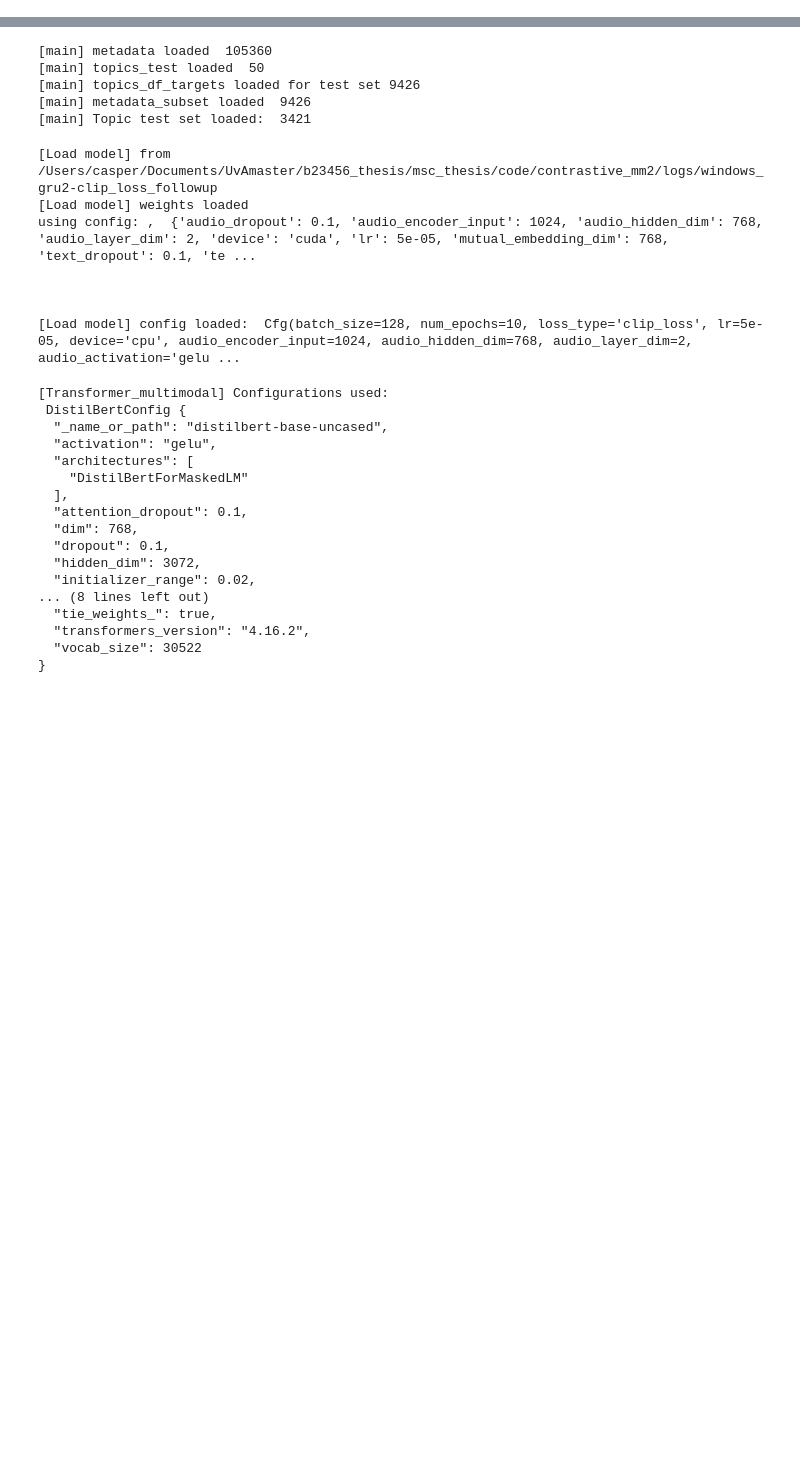
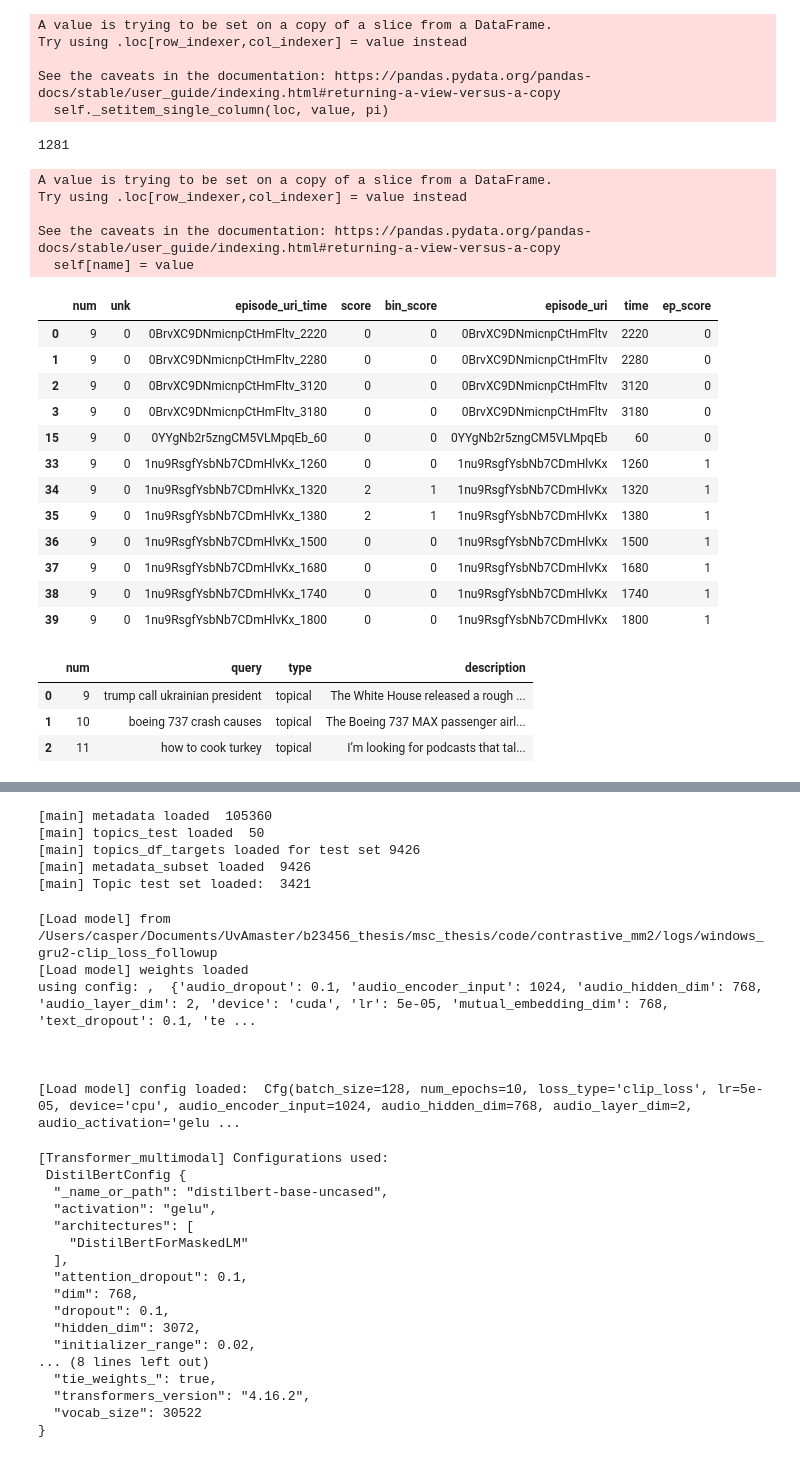
Before and after one commit to csprw/contrastivePodcast, a Jupyter notebook: code/scripts/validate2.ipynb, the cells around one changed output, grey strips where cells are left out. Cells and saved outputs as stored; diff of their text form; code cells hidden in the pictures; blank space fills up the shorter version.

```diff
--- a/code/scripts/validate2.ipynb
+++ b/code/scripts/validate2.ipynb
@@ -56,0 +143,16 @@ traintest = 'test'
+# %%
+print("[Create embeds] start for TEST")
+iterator = iter(test_loader)
+max_steps = len(test_loader)
+processed_text = []
+processed_audio = []
+
+topic_norm_reps_text = []
+topic_norm_reps_audio = []
+matrix_targets = []
+vali_accs = []
+
+# max_steps = 100 ## DEL
+
+sent_representations = np.zeros((max_steps * 128, 768)) # TODO: mutual embed dim
+audio_representations = np.zeros((max_steps * 128, 768))# TODO: mutual embed dim
@@ -56,0 +229,6 @@ traintest = 'test'
+# %%
+ids_we_can_use = [m.split('_')[0] for m in matrix_targets]
+print("WE CAN USE {} ids".format(len(set(ids_we_can_use))))
+val_df = topics_df_targets[topics_df_targets['episode_uri'].isin(ids_we_can_use)]
+
+val_df.head()
@@ -56,0 +243,45 @@ traintest = 'test'
+# %%
+positive_episodes = val_df.loc[val_df['bin_score'] == 1].copy()
+positive_eplist = positive_episodes['episode_uri'].tolist()
+
+for i, row in val_df.iterrows():
+    ifor_val = 0
+    if row['episode_uri'] in positive_eplist:
+        ifor_val = 1
+    val_df.loc[i,'ep_score'] = ifor_val
+
+val_df.ep_score = val_df.ep_score.astype(int)
+print(len(val_df))
+val_df.head(12)
+# %% [output]
+A value is trying to be set on a copy of a slice from a DataFrame.
+Try using .loc[row_indexer,col_indexer] = value instead
+
+See the caveats in the documentation: https://pandas.pydata.org/pandas-docs/stable/user_guide/indexing.html#returning-a-view-versus-a-copy
+  self._setitem_single_column(loc, value, pi)
+1281
+A value is trying to be set on a copy of a slice from a DataFrame.
+Try using .loc[row_indexer,col_indexer] = value instead
+
+See the caveats in the documentation: https://pandas.pydata.org/pandas-docs/stable/user_guide/indexing.html#returning-a-view-versus-a-copy
+  self[name] = value
+|  | num | unk | episode_uri_time | score | bin_score | episode_uri | time | ep_score |
+| 0 | 9 | 0 | 0BrvXC9DNmicnpCtHmFltv_2220 | 0 | 0 | 0BrvXC9DNmicnpCtHmFltv | 2220 | 0 |
+| 1 | 9 | 0 | 0BrvXC9DNmicnpCtHmFltv_2280 | 0 | 0 | 0BrvXC9DNmicnpCtHmFltv | 2280 | 0 |
+| 2 | 9 | 0 | 0BrvXC9DNmicnpCtHmFltv_3120 | 0 | 0 | 0BrvXC9DNmicnpCtHmFltv | 3120 | 0 |
+| 3 | 9 | 0 | 0BrvXC9DNmicnpCtHmFltv_3180 | 0 | 0 | 0BrvXC9DNmicnpCtHmFltv | 3180 | 0 |
+| 15 | 9 | 0 | 0YYgNb2r5zngCM5VLMpqEb_60 | 0 | 0 | 0YYgNb2r5zngCM5VLMpqEb | 60 | 0 |
+| 33 | 9 | 0 | 1nu9RsgfYsbNb7CDmHlvKx_1260 | 0 | 0 | 1nu9RsgfYsbNb7CDmHlvKx | 1260 | 1 |
+| 34 | 9 | 0 | 1nu9RsgfYsbNb7CDmHlvKx_1320 | 2 | 1 | 1nu9RsgfYsbNb7CDmHlvKx | 1320 | 1 |
+| 35 | 9 | 0 | 1nu9RsgfYsbNb7CDmHlvKx_1380 | 2 | 1 | 1nu9RsgfYsbNb7CDmHlvKx | 1380 | 1 |
+| 36 | 9 | 0 | 1nu9RsgfYsbNb7CDmHlvKx_1500 | 0 | 0 | 1nu9RsgfYsbNb7CDmHlvKx | 1500 | 1 |
+| 37 | 9 | 0 | 1nu9RsgfYsbNb7CDmHlvKx_1680 | 0 | 0 | 1nu9RsgfYsbNb7CDmHlvKx | 1680 | 1 |
+| 38 | 9 | 0 | 1nu9RsgfYsbNb7CDmHlvKx_1740 | 0 | 0 | 1nu9RsgfYsbNb7CDmHlvKx | 1740 | 1 |
+| 39 | 9 | 0 | 1nu9RsgfYsbNb7CDmHlvKx_1800 | 0 | 0 | 1nu9RsgfYsbNb7CDmHlvKx | 1800 | 1 |
+# %%
+topics_df.head(3)
+# %% [output]
+|  | num | query | type | description |
+| 0 | 9 | trump call ukrainian president | topical | The White House released a rough ... |
+| 1 | 10 | boeing 737 crash causes | topical | The Boeing 737 MAX passenger airl... |
+| 2 | 11 | how to cook turkey | topical | I’m looking for podcasts that tal... |
```
Also changed, not shown: parts of 28 cells of this notebook, 18 other files.
